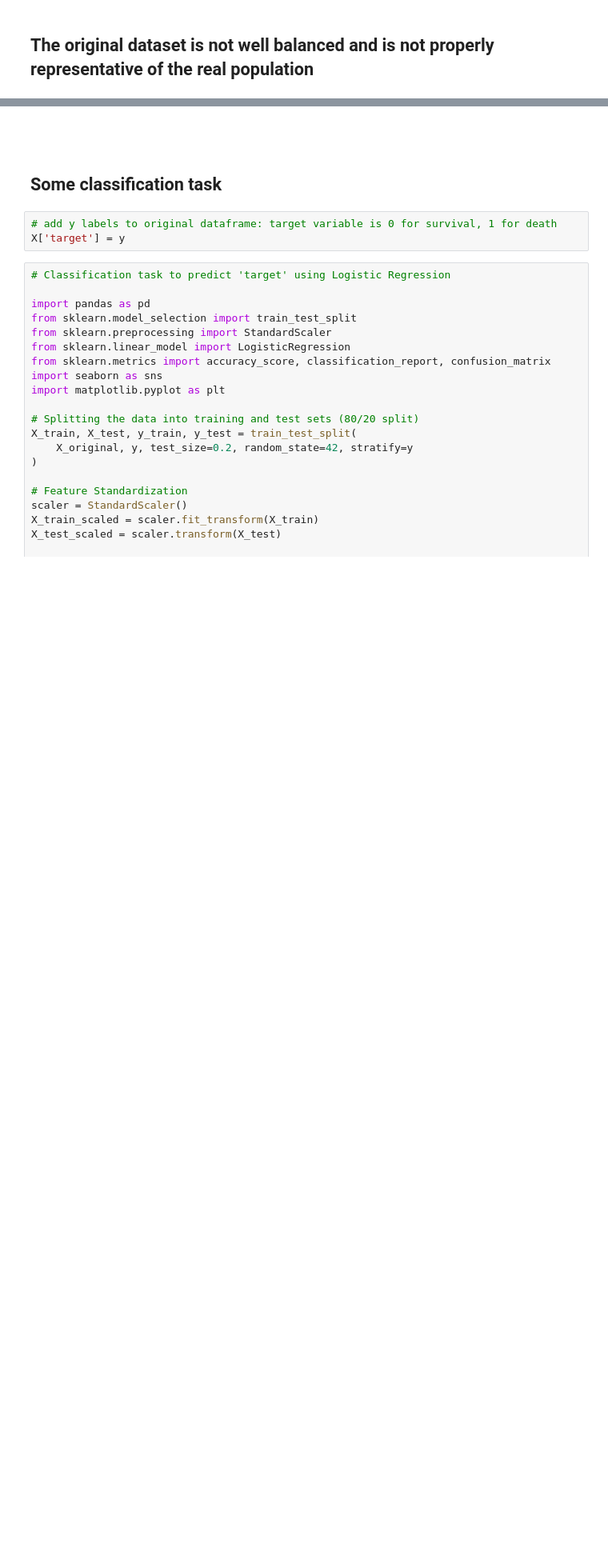
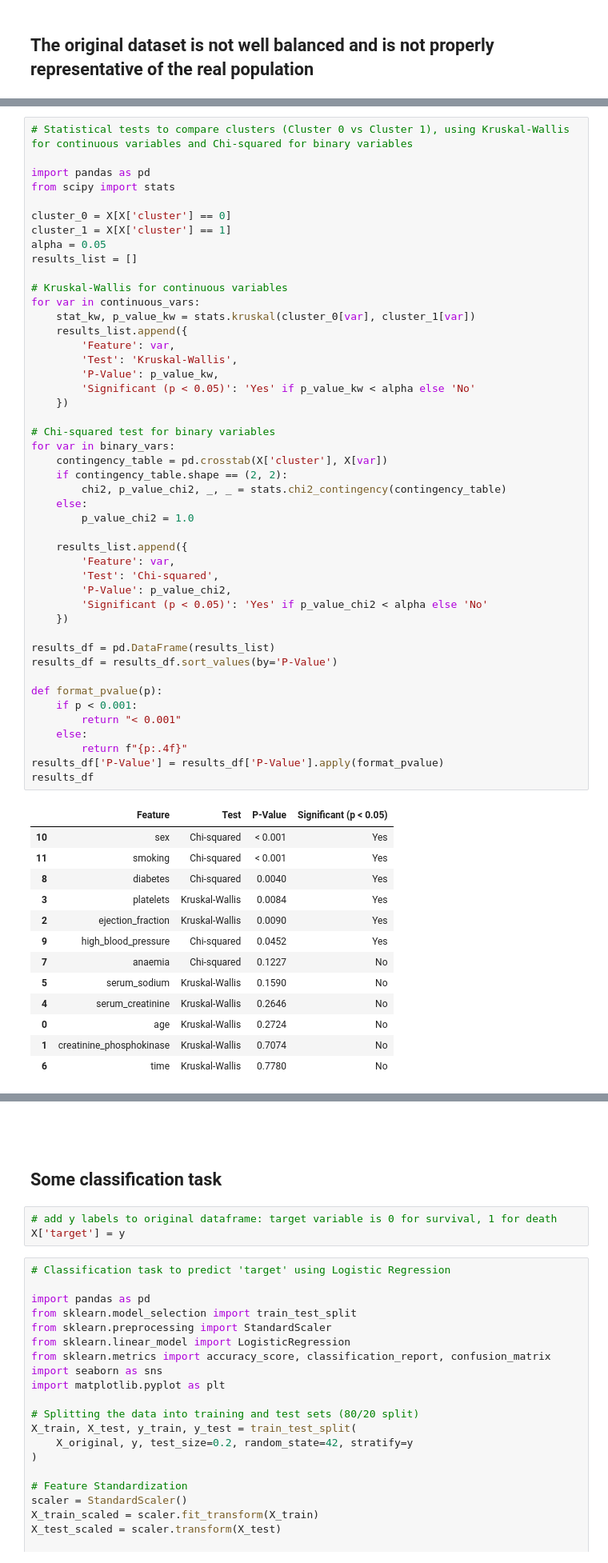
Before and after one commit to haricalzi/Scientific-visualization, a Jupyter notebook: Project1_Clustering/heart_failure_clustering.ipynb, the cells around one changed output, grey strips where cells are left out. Shown at 80% size. Drawn from its saved outputs; the diff is of its cells as text; blank space fills up the shorter version.

```diff
--- a/Project1_Clustering/heart_failure_clustering.ipynb
+++ b/Project1_Clustering/heart_failure_clustering.ipynb
@@ -428 +393,61 @@ Analyzing variable: 'smoking'
+# %%
+# Statistical tests to compare clusters (Cluster 0 vs Cluster 1), using Kruskal-Wallis for continuous variables and Chi-squared for binary variables
+
+import pandas as pd
+from scipy import stats
+
+cluster_0 = X[X['cluster'] == 0]
+cluster_1 = X[X['cluster'] == 1]
+alpha = 0.05
+results_list = []
+
+# Kruskal-Wallis for continuous variables
+for var in continuous_vars:
+    stat_kw, p_value_kw = stats.kruskal(cluster_0[var], cluster_1[var])
+    results_list.append({
+        'Feature': var,
+        'Test': 'Kruskal-Wallis',
+        'P-Value': p_value_kw,
+        'Significant (p < 0.05)': 'Yes' if p_value_kw < alpha else 'No'
+    })
+
+# Chi-squared test for binary variables
+for var in binary_vars:
+    contingency_table = pd.crosstab(X['cluster'], X[var])
+    if contingency_table.shape == (2, 2):
+        chi2, p_value_chi2, _, _ = stats.chi2_contingency(contingency_table)
+    else:
+        p_value_chi2 = 1.0
+
+    results_list.append({
+        'Feature': var,
+        'Test': 'Chi-squared',
+        'P-Value': p_value_chi2,
+        'Significant (p < 0.05)': 'Yes' if p_value_chi2 < alpha else 'No'
+    })
+
+results_df = pd.DataFrame(results_list)
+results_df = results_df.sort_values(by='P-Value')
+
+def format_pvalue(p):
+    if p < 0.001:
+        return "< 0.001"
+    else:
+        return f"{p:.4f}"
+results_df['P-Value'] = results_df['P-Value'].apply(format_pvalue)
+results_df
+# %% [output]
+|  | Feature | Test | P-Value | Significant (p < 0.05) |
+| 10 | sex | Chi-squared | < 0.001 | Yes |
+| 11 | smoking | Chi-squared | < 0.001 | Yes |
+| 8 | diabetes | Chi-squared | 0.0040 | Yes |
+| 3 | platelets | Kruskal-Wallis | 0.0084 | Yes |
+| 2 | ejection_fraction | Kruskal-Wallis | 0.0090 | Yes |
+| 9 | high_blood_pressure | Chi-squared | 0.0452 | Yes |
+| 7 | anaemia | Chi-squared | 0.1227 | No |
+| 5 | serum_sodium | Kruskal-Wallis | 0.1590 | No |
+| 4 | serum_creatinine | Kruskal-Wallis | 0.2646 | No |
+| 0 | age | Kruskal-Wallis | 0.2724 | No |
+| 1 | creatinine_phosphokinase | Kruskal-Wallis | 0.7074 | No |
+| 6 | time | Kruskal-Wallis | 0.7780 | No |
 # %% [markdown]
```
Also changed, not shown: parts of 3 cells of this notebook.
